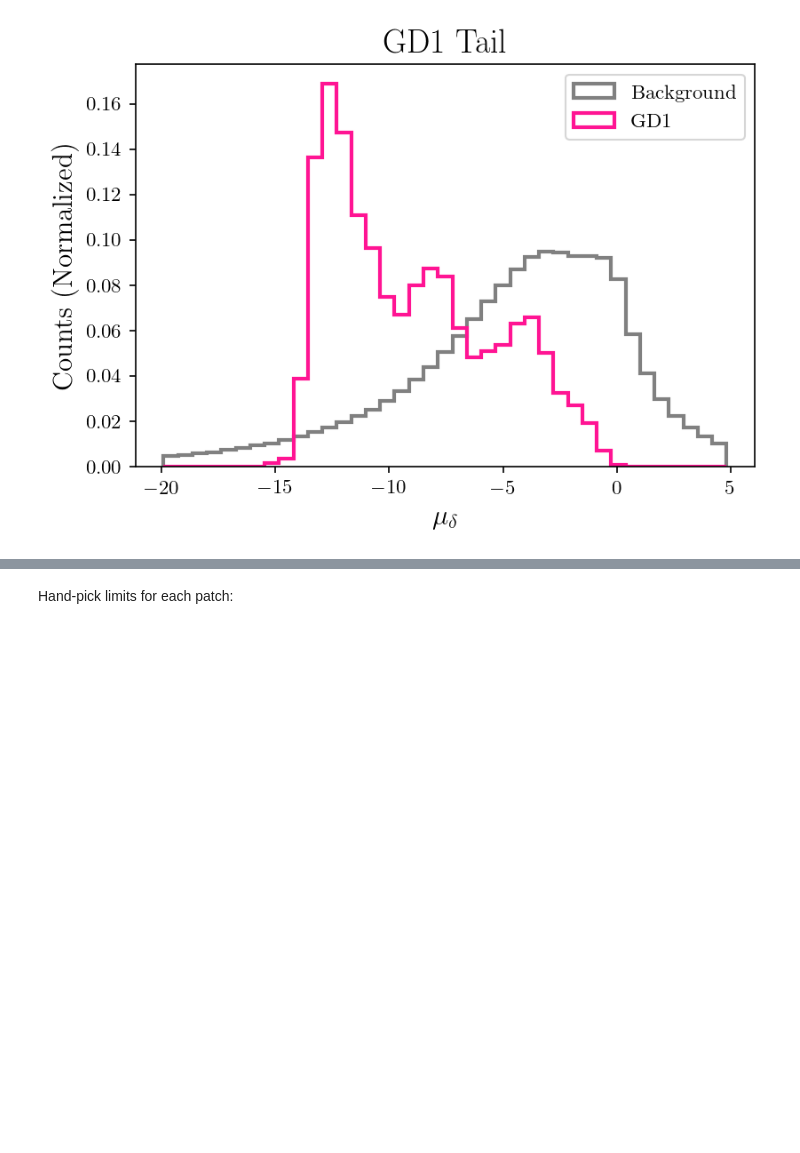
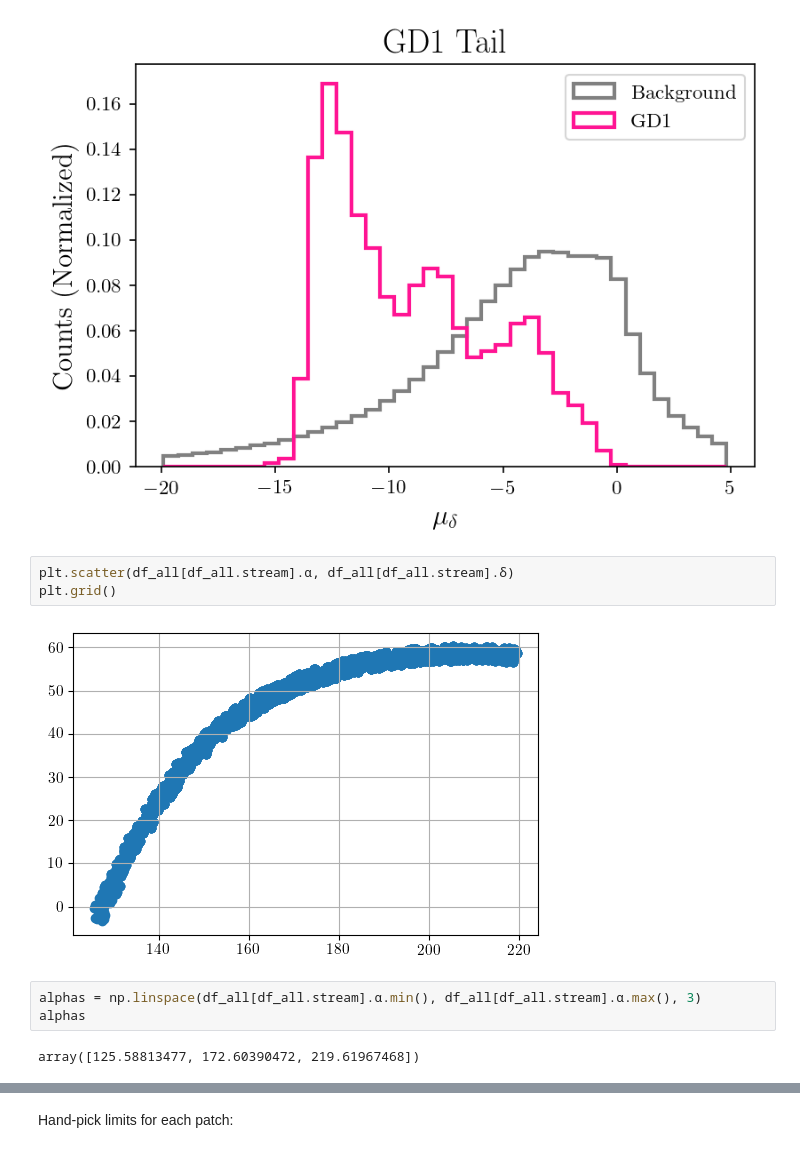
Before and after one commit to hep-lbdl/GaiaCWoLa, a Jupyter notebook: notebooks/all_gd1.ipynb, the cells around one changed output, grey strips where cells are left out. Saved outputs shown, nothing was run; the diff lists cells and outputs as text; blank space fills up the shorter version.

```diff
--- a/notebooks/all_gd1.ipynb
+++ b/notebooks/all_gd1.ipynb
@@ -314,3 +228,13 @@ visualize_stream(df_all)
 [figure]
 [figure]
 [figure]
+# %%
+plt.scatter(df_all[df_all.stream].α, df_all[df_all.stream].δ)
+plt.grid()
+# %% [output]
+[figure, added]
+# %%
+alphas = np.linspace(df_all[df_all.stream].α.min(), df_all[df_all.stream].α.max(), 3)
+alphas
+# %% [output]
+array([125.58813477, 172.60390472, 219.61967468])
```
Also changed, not shown: parts of 25 cells of this notebook, 2 other files.
